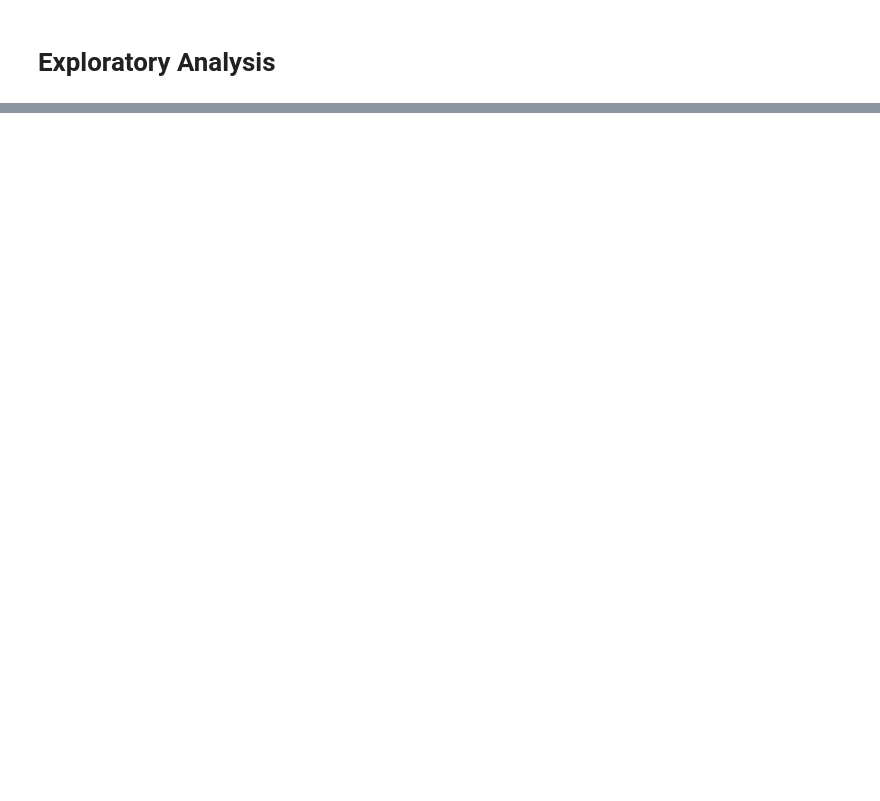
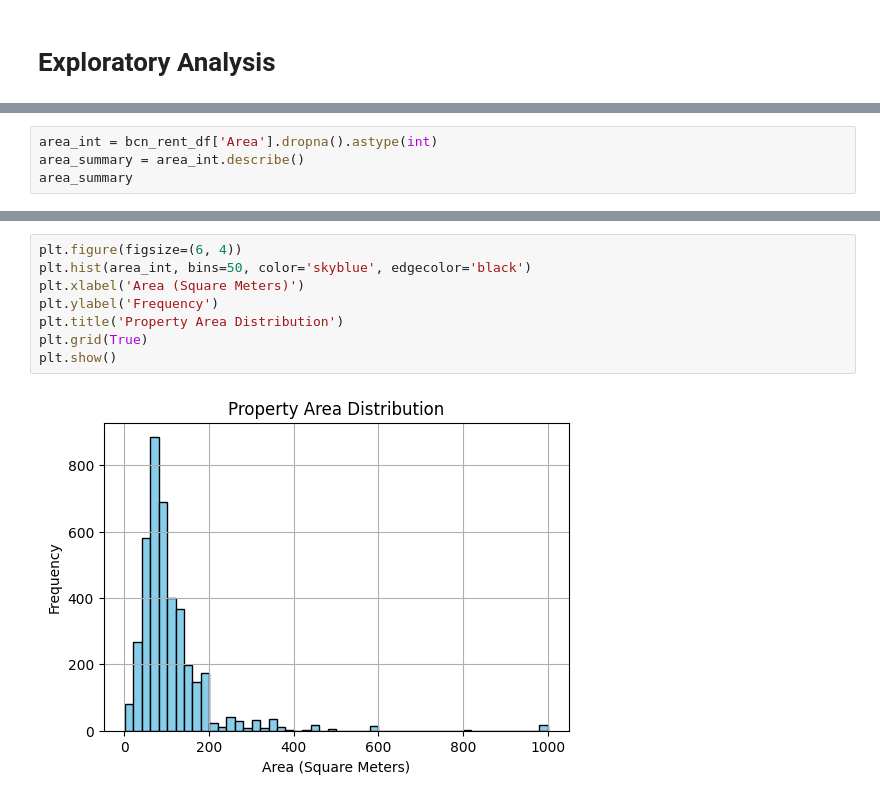
Before and after one commit to camilababo/Exploring-Task-Automation, a Jupyter notebook: Web_Scrapping/barcelona-rental-properties-analysis.ipynb, the cells around one changed output, grey strips where cells are left out. Saved outputs shown, nothing was run; the diff lists cells and outputs as text; blank space fills up the shorter version.

```diff
--- a/Web_Scrapping/barcelona-rental-properties-analysis.ipynb
+++ b/Web_Scrapping/barcelona-rental-properties-analysis.ipynb
@@ -117,0 +95,4 @@ plt.show()
+# %%
+area_int = bcn_rent_df['Area'].dropna().astype(int)
+area_summary = area_int.describe()
+area_summary
@@ -117,0 +109,10 @@ plt.show()
+# %%
+plt.figure(figsize=(6, 4))
+plt.hist(area_int, bins=50, color='skyblue', edgecolor='black')
+plt.xlabel('Area (Square Meters)')
+plt.ylabel('Frequency')
+plt.title('Property Area Distribution')
+plt.grid(True)
+plt.show()
+# %% [output]
+[figure, added]
```
Also changed, not shown: parts of 64 cells of this notebook, 6 other files.
